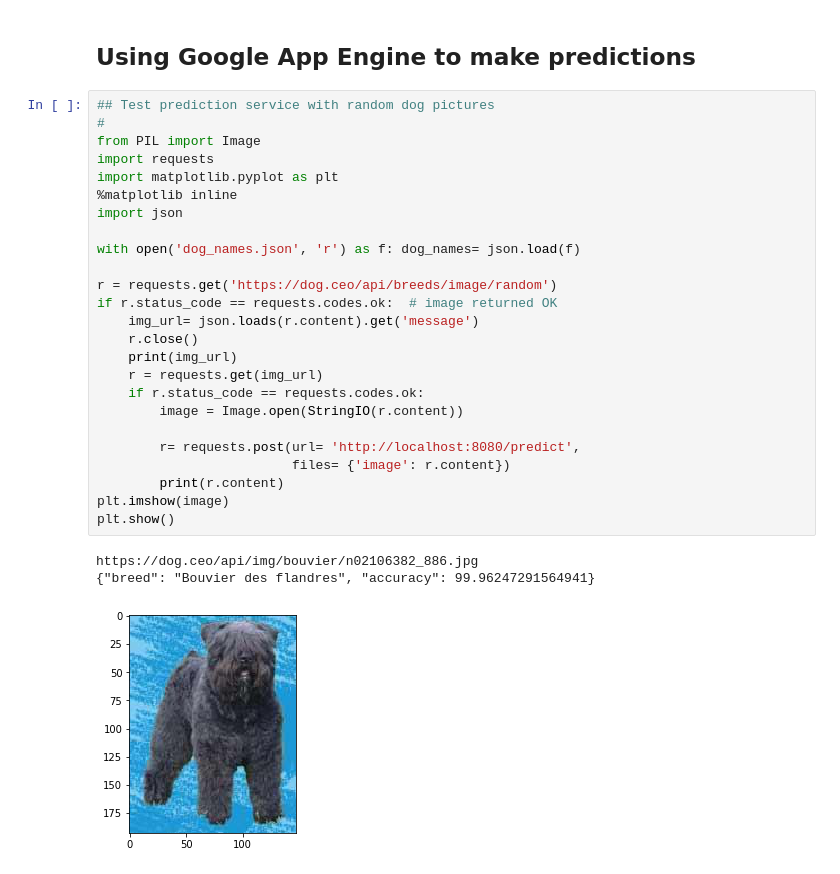
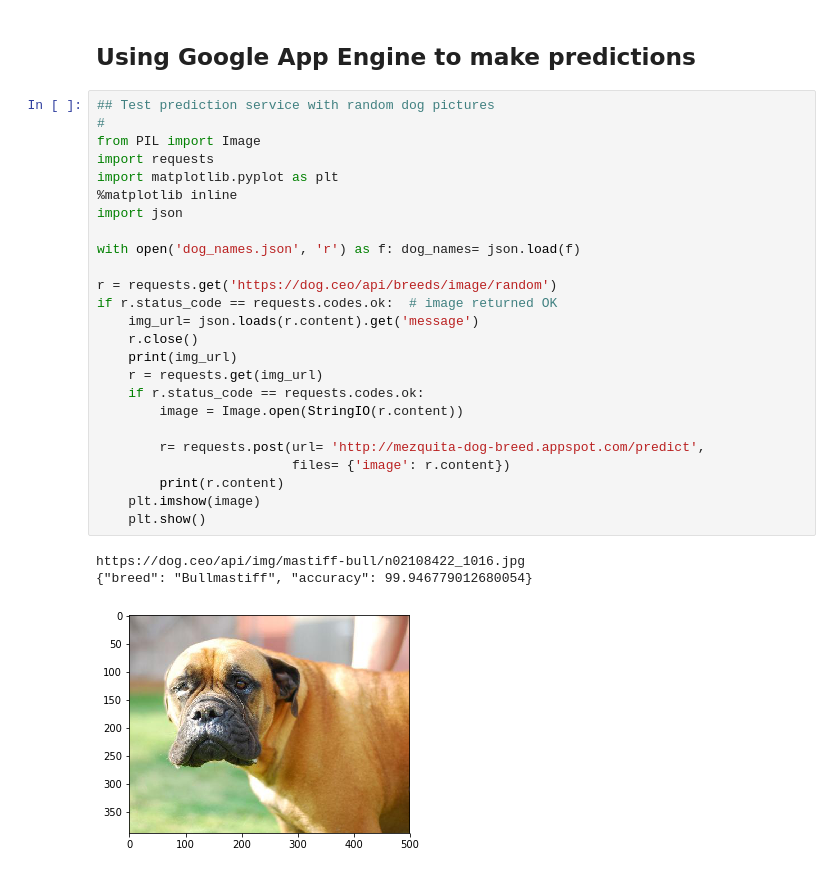
Before and after one commit to gregoriomezquita/dog-breed, a Jupyter notebook: cloud-ml/cloud-ml.ipynb, the cells around one changed output. Saved outputs shown, nothing was run; the diff lists cells and outputs as text.

```diff
--- a/cloud-ml/cloud-ml.ipynb
+++ b/cloud-ml/cloud-ml.ipynb
@@ -223,30 +224,30 @@ Airedale terrier (100.00)
 # %%
 ## Test prediction service with random dog pictures
 #
 from PIL import Image
 import requests
 import matplotlib.pyplot as plt
 %matplotlib inline
 import json
 
 with open('dog_names.json', 'r') as f: dog_names= json.load(f)
 
 r = requests.get('https://dog.ceo/api/breeds/image/random')
 if r.status_code == requests.codes.ok:  # image returned OK
     img_url= json.loads(r.content).get('message')
     r.close()
     print(img_url)
     r = requests.get(img_url)
     if r.status_code == requests.codes.ok:
         image = Image.open(StringIO(r.content))
 
-        r= requests.post(url= 'http://localhost:8080/predict',
+        r= requests.post(url= 'http://mezquita-dog-breed.appspot.com/predict',
                          files= {'image': r.content})
         print(r.content)
-plt.imshow(image)
-plt.show()
+    plt.imshow(image)
+    plt.show()
 # %% [output]
-https://dog.ceo/api/img/bouvier/n02106382_886.jpg
-{"breed": "Bouvier des flandres", "accuracy": 99.96247291564941}
+https://dog.ceo/api/img/mastiff-bull/n02108422_1016.jpg
+{"breed": "Bullmastiff", "accuracy": 99.946779012680054}
-[figure, old version]
+[figure, new version]
 # %%
```
Also changed, not shown: parts of 5 cells of this notebook.
